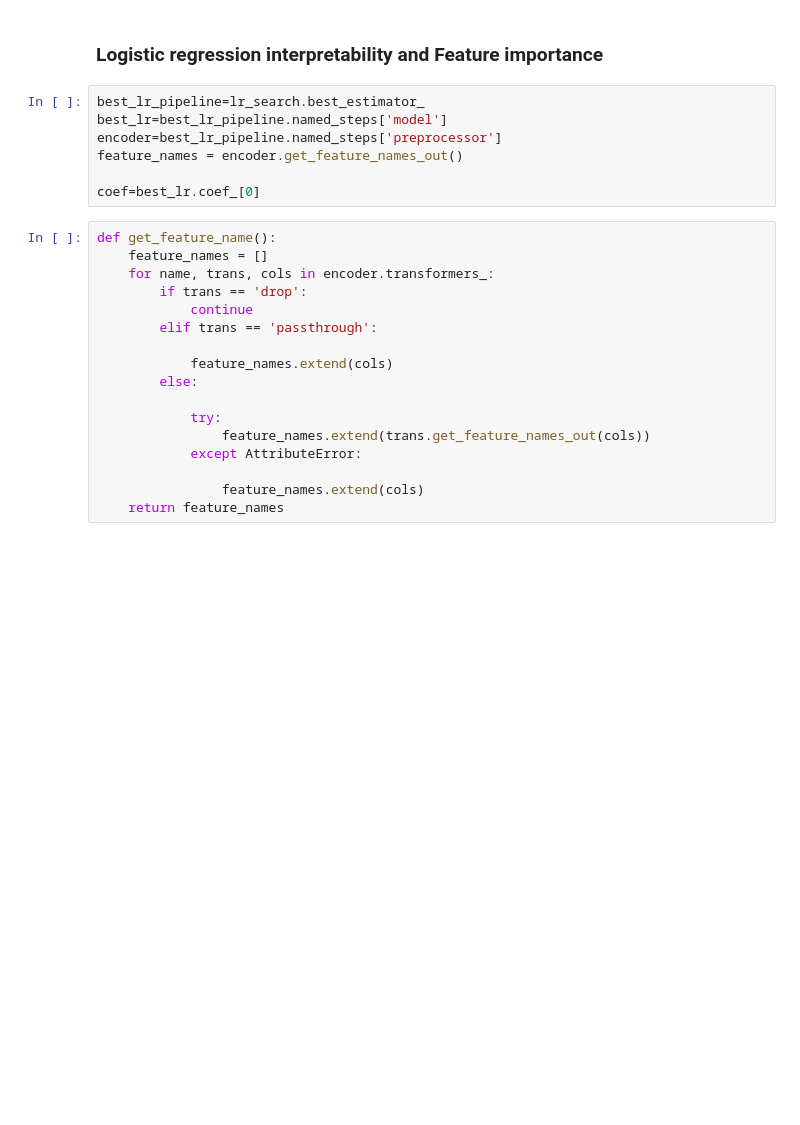
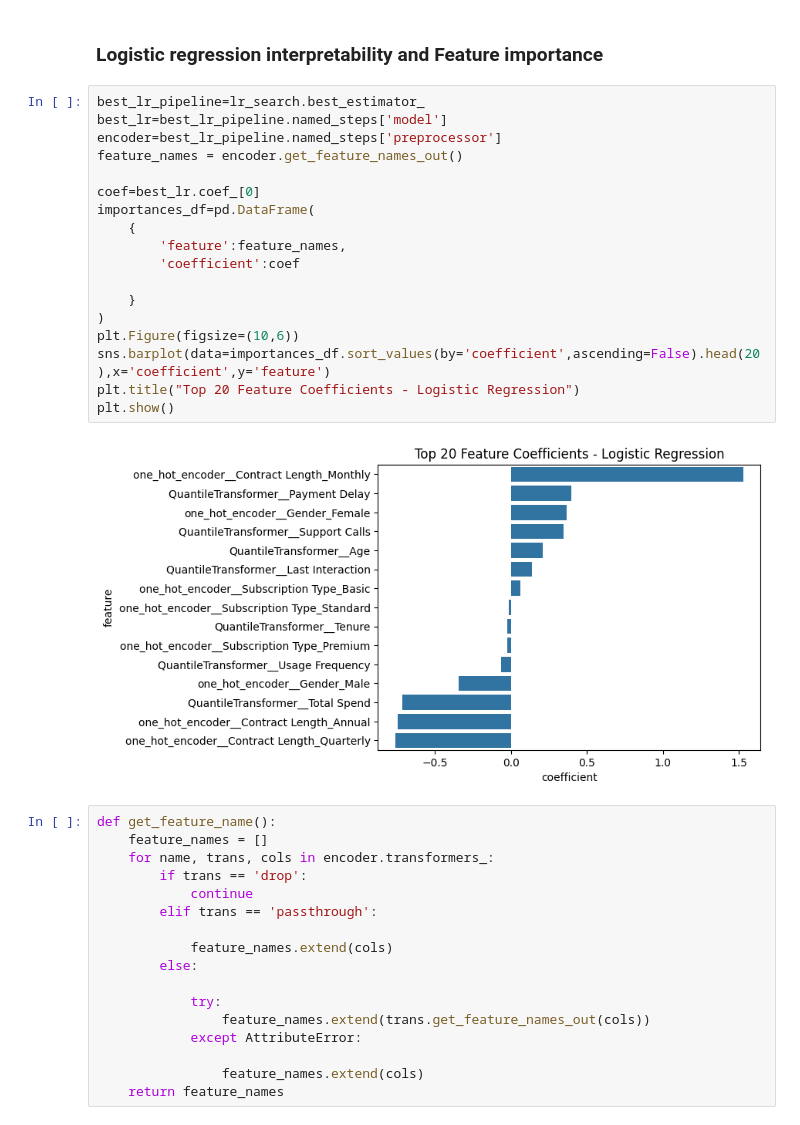
Before and after one commit to nickgeorgemathew/Customer-churn-prediction, a Jupyter notebook: notebooks/02_model.ipynb, the cells around one changed output. Saved outputs shown, nothing was run; the diff lists cells and outputs as text; blank space fills up the shorter version.

```diff
--- a/notebooks/02_model.ipynb
+++ b/notebooks/02_model.ipynb
@@ -202,10 +206,23 @@ display(top_models.head(10))
 # %%
 best_lr_pipeline=lr_search.best_estimator_
 best_lr=best_lr_pipeline.named_steps['model']
 encoder=best_lr_pipeline.named_steps['preprocessor']
 feature_names = encoder.get_feature_names_out()
 
 coef=best_lr.coef_[0]
+importances_df=pd.DataFrame(
+    {
+        'feature':feature_names,
+        'coefficient':coef
+
+    }
+)
+plt.Figure(figsize=(10,6))
+sns.barplot(data=importances_df.sort_values(by='coefficient',ascending=False).head(20),x='coefficient',y='feature')
+plt.title("Top 20 Feature Coefficients - Logistic Regression")
+plt.show()
+# %% [output]
+[figure, added]
 # %%
 def get_feature_name():
     feature_names = []
```
Also changed, not shown: parts of 21 cells of this notebook.
